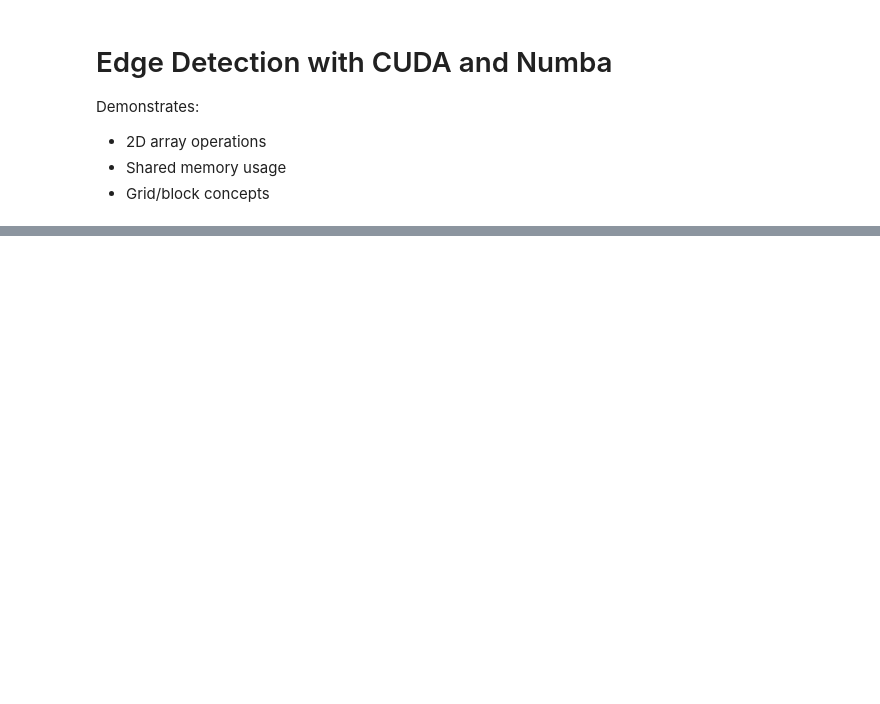
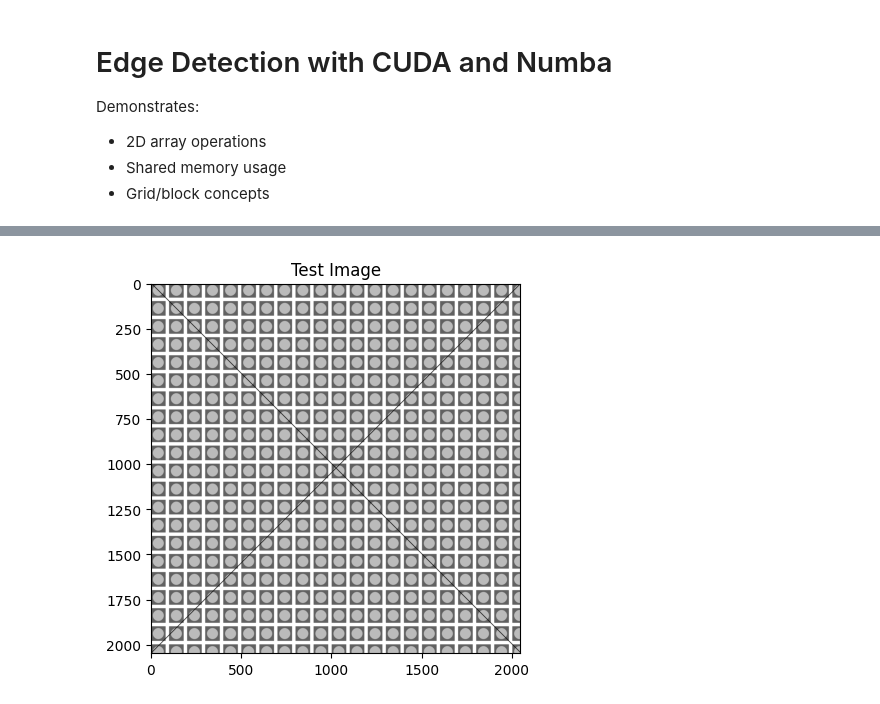
Before and after one commit to Ortimus/nvidia-numba-basics, a Jupyter notebook: edge-detection-CUDA-Numba.ipynb, the cells around one changed output, grey strips where cells are left out. Cells and saved outputs as stored; diff of their text form; code cells hidden in the pictures; blank space fills up the shorter version.

```diff
--- a/edge-detection-CUDA-Numba.ipynb
+++ b/edge-detection-CUDA-Numba.ipynb
@@ -85,0 +74,28 @@ def process_image(image, use_gpu=True):
+# %%
+# Generate synthetic image
+from PIL import Image, ImageDraw
+
+# Create synthetic image with geometric shapes
+def create_test_image(size=(2048, 2048)):
+    img = Image.new('L', size, color=255)
+    draw = ImageDraw.Draw(img)
+
+    # Add more shapes
+    for i in range(0, size[0], 100):
+        for j in range(0, size[1], 100):
+            draw.rectangle([i, j, i+80, j+80], fill=128)
+            draw.ellipse([i+10, j+10, i+70, j+70], fill=200)
+
+    # Add diagonal lines
+    draw.line([(0, 0), size], fill=50, width=5)
+    draw.line([(0, size[1]), (size[0], 0)], fill=50, width=5)
+
+    return np.array(img).astype(np.float32) / 255
+
+# Create and display test image
+image = create_test_image()
+plt.imshow(image, cmap='gray')
+plt.title('Test Image')
+plt.show()
+# %% [output]
+[figure, added]
```
Also changed, not shown: parts of 6 cells of this notebook.
